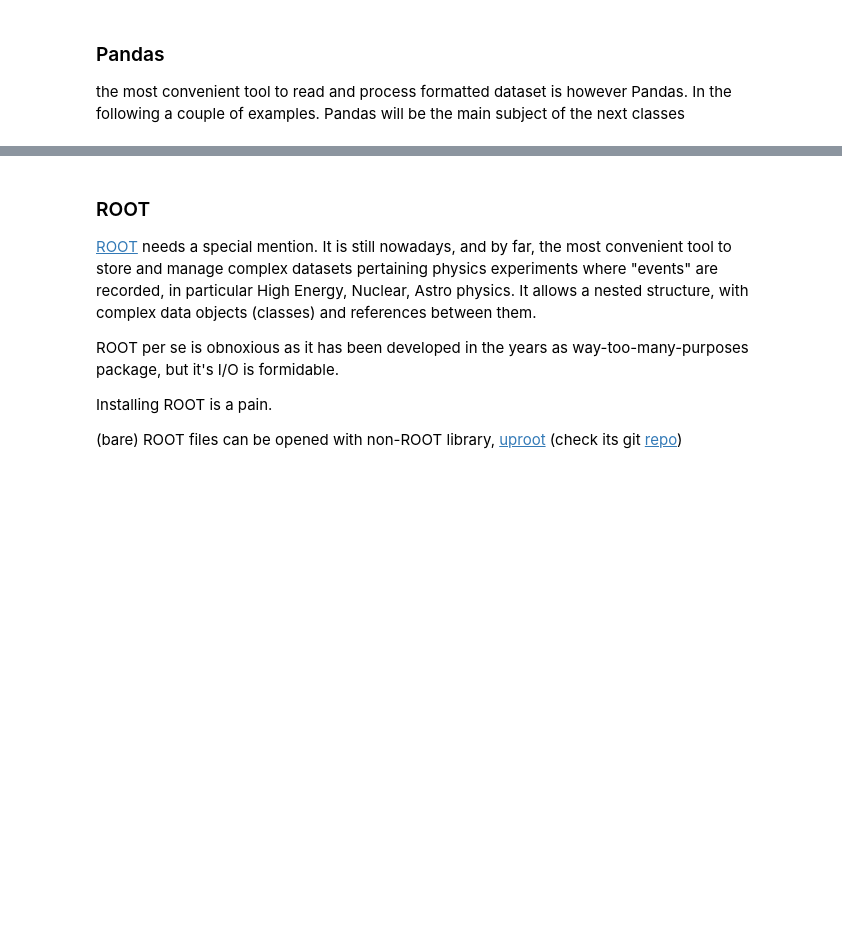
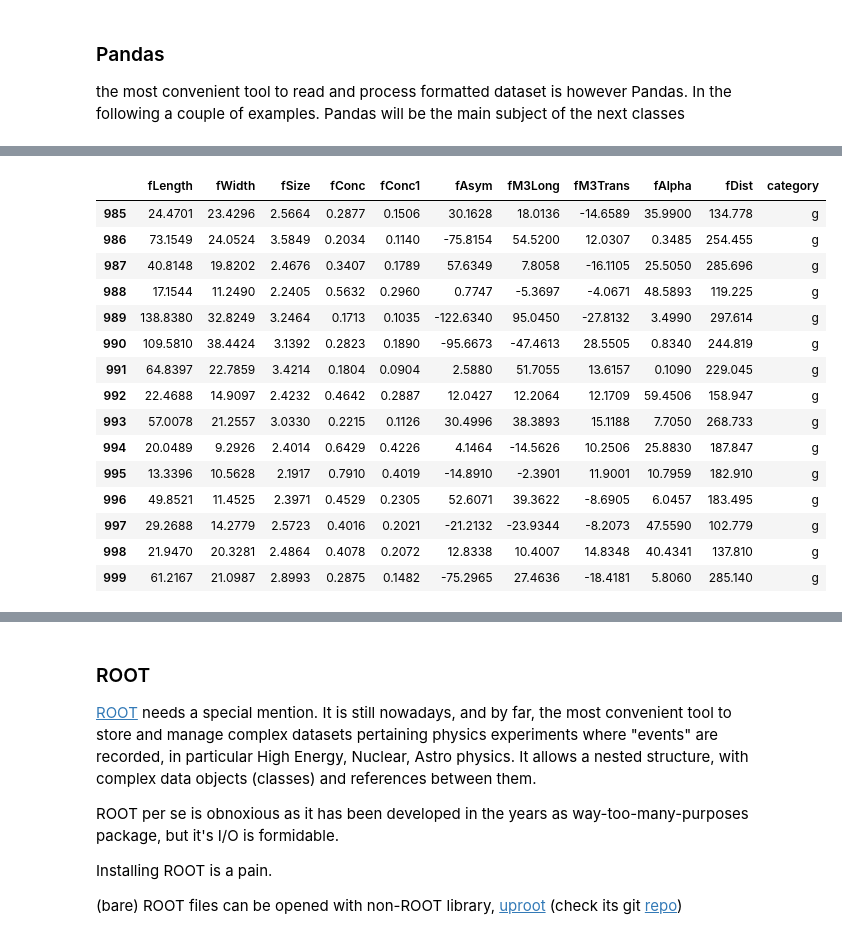
Before and after one commit to PhysicsOfData/LaboratoryOfComputationalPhysics_Y4, a Jupyter notebook: 04_OSEMN.ipynb, the cells around one changed output, grey strips where cells are left out. Saved outputs shown, nothing was run; the diff lists cells and outputs as text; code cells hidden in the pictures; blank space fills up the shorter version.

```diff
--- a/04_OSEMN.ipynb
+++ b/04_OSEMN.ipynb
@@ -478,6 +495,9 @@ SyntaxError: invalid syntax (<ipython-input-20-da87baff000f>, line 1)
 # %%
 import pandas as pd
-file_name="\Users\media\Documents\GitHub\LaboratoryOfComputationalPhysics_Y4~\data\data_000637.txt"
-data=pd.read_csv(file_name,nrows=10,skiprows=range(1,1))
-data
+file_name= 'magic04.data'
+data = pd.read_csv(file_name, nrows=1000)
+data.columns=['fLength','fWidth','fSize',
+        'fConc','fConc1','fAsym',
+        'fM3Long','fM3Trans','fAlpha','fDist','category']
+data.tail(15)
 # %% [output]
@@ -484,0 +504,16 @@ SyntaxError: (unicode error) 'unicodeescape' codec can't decode bytes in positio
+|  | fLength | fWidth | fSize | fConc | fConc1 | fAsym | fM3Long | fM3Trans | fAlpha | fDist | category |
+| 985 | 24.4701 | 23.4296 | 2.5664 | 0.2877 | 0.1506 | 30.1628 | 18.0136 | -14.6589 | 35.9900 | 134.778 | g |
+| 986 | 73.1549 | 24.0524 | 3.5849 | 0.2034 | 0.1140 | -75.8154 | 54.5200 | 12.0307 | 0.3485 | 254.455 | g |
+| 987 | 40.8148 | 19.8202 | 2.4676 | 0.3407 | 0.1789 | 57.6349 | 7.8058 | -16.1105 | 25.5050 | 285.696 | g |
+| 988 | 17.1544 | 11.2490 | 2.2405 | 0.5632 | 0.2960 | 0.7747 | -5.3697 | -4.0671 | 48.5893 | 119.225 | g |
+| 989 | 138.8380 | 32.8249 | 3.2464 | 0.1713 | 0.1035 | -122.6340 | 95.0450 | -27.8132 | 3.4990 | 297.614 | g |
+| 990 | 109.5810 | 38.4424 | 3.1392 | 0.2823 | 0.1890 | -95.6673 | -47.4613 | 28.5505 | 0.8340 | 244.819 | g |
+| 991 | 64.8397 | 22.7859 | 3.4214 | 0.1804 | 0.0904 | 2.5880 | 51.7055 | 13.6157 | 0.1090 | 229.045 | g |
+| 992 | 22.4688 | 14.9097 | 2.4232 | 0.4642 | 0.2887 | 12.0427 | 12.2064 | 12.1709 | 59.4506 | 158.947 | g |
+| 993 | 57.0078 | 21.2557 | 3.0330 | 0.2215 | 0.1126 | 30.4996 | 38.3893 | 15.1188 | 7.7050 | 268.733 | g |
+| 994 | 20.0489 | 9.2926 | 2.4014 | 0.6429 | 0.4226 | 4.1464 | -14.5626 | 10.2506 | 25.8830 | 187.847 | g |
+| 995 | 13.3396 | 10.5628 | 2.1917 | 0.7910 | 0.4019 | -14.8910 | -2.3901 | 11.9001 | 10.7959 | 182.910 | g |
+| 996 | 49.8521 | 11.4525 | 2.3971 | 0.4529 | 0.2305 | 52.6071 | 39.3622 | -8.6905 | 6.0457 | 183.495 | g |
+| 997 | 29.2688 | 14.2779 | 2.5723 | 0.4016 | 0.2021 | -21.2132 | -23.9344 | -8.2073 | 47.5590 | 102.779 | g |
+| 998 | 21.9470 | 20.3281 | 2.4864 | 0.4078 | 0.2072 | 12.8338 | 10.4007 | 14.8348 | 40.4341 | 137.810 | g |
+| 999 | 61.2167 | 21.0987 | 2.8993 | 0.2875 | 0.1482 | -75.2965 | 27.4636 | -18.4181 | 5.8060 | 285.140 | g |
```
Also changed, not shown: parts of 9 cells of this notebook, 48 other files.
